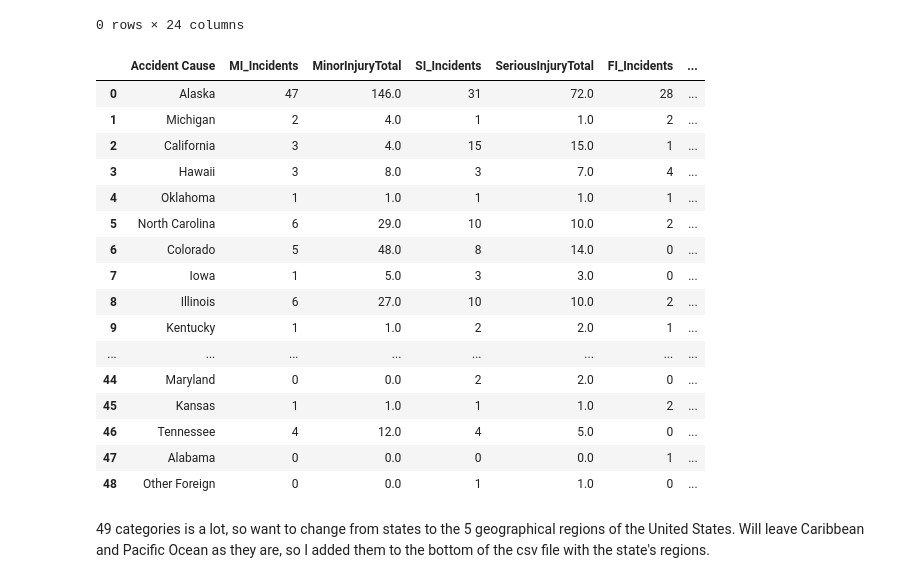
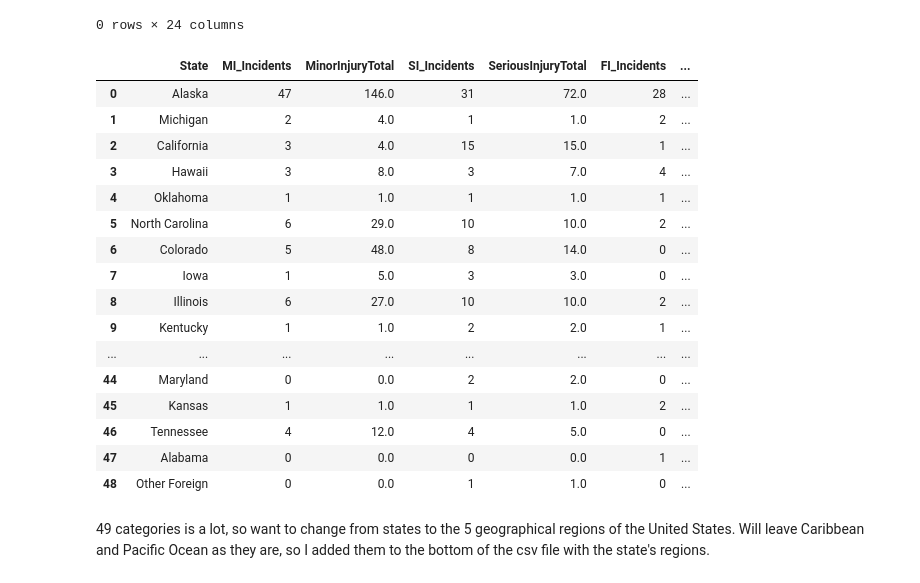
Before and after one commit to ashleyg16/Capstone2, a Jupyter notebook: Capstone 2 EDA.ipynb, the cells around one changed output. Cells and saved outputs as stored; diff of their text form; code cells hidden in the pictures.

```diff
--- a/Capstone 2 EDA.ipynb
+++ b/Capstone 2 EDA.ipynb
@@ -595,9 +595,10 @@ df['State'] = df['State'].replace('Tinian Island', 'Pacific Ocean')
 df['State'] = df['State'].replace('Saipan', 'Pacific Ocean')
 # %%
 state_acc_inj = inj_df(df, 'State')
+state_acc_inj.rename(columns = {'Accident Cause':'State'}, inplace = True)
 state_acc_inj
 # %% [output]
-|  | Accident Cause | MI_Incidents | MinorInjuryTotal | SI_Incidents | SeriousInjuryTotal | FI_Incidents | ... |
+|  | State | MI_Incidents | MinorInjuryTotal | SI_Incidents | SeriousInjuryTotal | FI_Incidents | ... |
 | 0 | Alaska | 47 | 146.0 | 31 | 72.0 | 28 | ... |
 | 1 | Michigan | 2 | 4.0 | 1 | 1.0 | 2 | ... |
 | 2 | California | 3 | 4.0 | 15 | 15.0 | 1 | ... |
```
Also changed, not shown: parts of 2 cells of this notebook.
